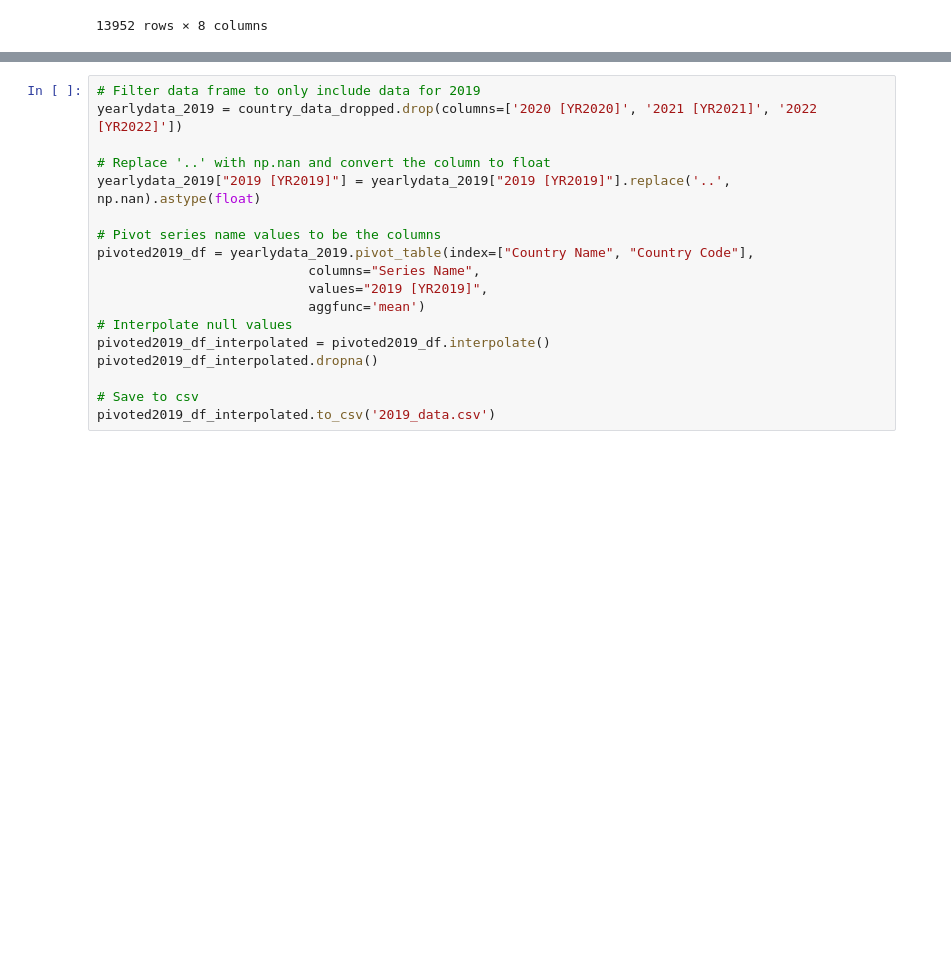
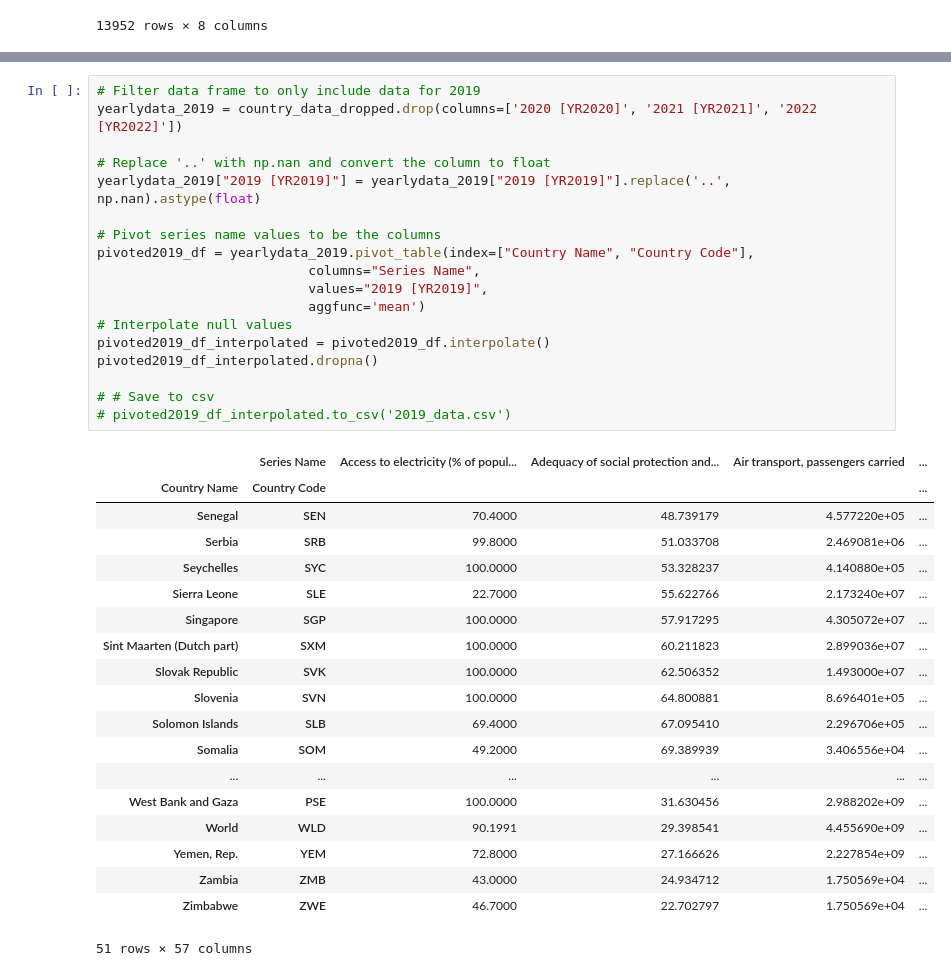
Before and after one commit to emilyclairevoyant/Project3, a Jupyter notebook: Rough_Work.ipynb, the cells around one changed output, grey strips where cells are left out. Cells and saved outputs as stored; diff of their text form; blank space fills up the shorter version.

```diff
--- a/Rough_Work.ipynb
+++ b/Rough_Work.ipynb
@@ -58,21 +68,41 @@ pivoted2018_df_interpolated.to_csv('2018_data.csv')
 # %%
 # Filter data frame to only include data for 2019
 yearlydata_2019 = country_data_dropped.drop(columns=['2020 [YR2020]', '2021 [YR2021]', '2022 [YR2022]'])
 
 # Replace '..' with np.nan and convert the column to float
 yearlydata_2019["2019 [YR2019]"] = yearlydata_2019["2019 [YR2019]"].replace('..', np.nan).astype(float)
 
 # Pivot series name values to be the columns
 pivoted2019_df = yearlydata_2019.pivot_table(index=["Country Name", "Country Code"],
                            columns="Series Name",
                            values="2019 [YR2019]",
                            aggfunc='mean')
 # Interpolate null values
 pivoted2019_df_interpolated = pivoted2019_df.interpolate()
 pivoted2019_df_interpolated.dropna()
 
-# Save to csv
-pivoted2019_df_interpolated.to_csv('2019_data.csv')
+# # Save to csv
+# pivoted2019_df_interpolated.to_csv('2019_data.csv')
+# %% [output]
+|  | Series Name | Access to electricity (% of popul... | Adequacy of social protection and... | Air transport, passengers carried | ... |
+| Country Name | Country Code |  |  |  | ... |
+| Senegal | SEN | 70.4000 | 48.739179 | 4.577220e+05 | ... |
+| Serbia | SRB | 99.8000 | 51.033708 | 2.469081e+06 | ... |
+| Seychelles | SYC | 100.0000 | 53.328237 | 4.140880e+05 | ... |
+| Sierra Leone | SLE | 22.7000 | 55.622766 | 2.173240e+07 | ... |
+| Singapore | SGP | 100.0000 | 57.917295 | 4.305072e+07 | ... |
+| Sint Maarten (Dutch part) | SXM | 100.0000 | 60.211823 | 2.899036e+07 | ... |
+| Slovak Republic | SVK | 100.0000 | 62.506352 | 1.493000e+07 | ... |
+| Slovenia | SVN | 100.0000 | 64.800881 | 8.696401e+05 | ... |
+| Solomon Islands | SLB | 69.4000 | 67.095410 | 2.296706e+05 | ... |
+| Somalia | SOM | 49.2000 | 69.389939 | 3.406556e+04 | ... |
+| ... | ... | ... | ... | ... | ... |
+| West Bank and Gaza | PSE | 100.0000 | 31.630456 | 2.988202e+09 | ... |
+| World | WLD | 90.1991 | 29.398541 | 4.455690e+09 | ... |
+| Yemen, Rep. | YEM | 72.8000 | 27.166626 | 2.227854e+09 | ... |
+| Zambia | ZMB | 43.0000 | 24.934712 | 1.750569e+04 | ... |
+| Zimbabwe | ZWE | 46.7000 | 22.702797 | 1.750569e+04 | ... |
+51 rows × 57 columns
 # %%
 # Filter data frame to only include data for 2020
 yearlydata_2020 = country_data_dropped.drop(columns=['2019 [YR2019]', '2021 [YR2021]', '2022 [YR2022]', '2018 [YR2018]'])
```
Also changed, not shown: parts of 6 cells of this notebook, 6 other files.
